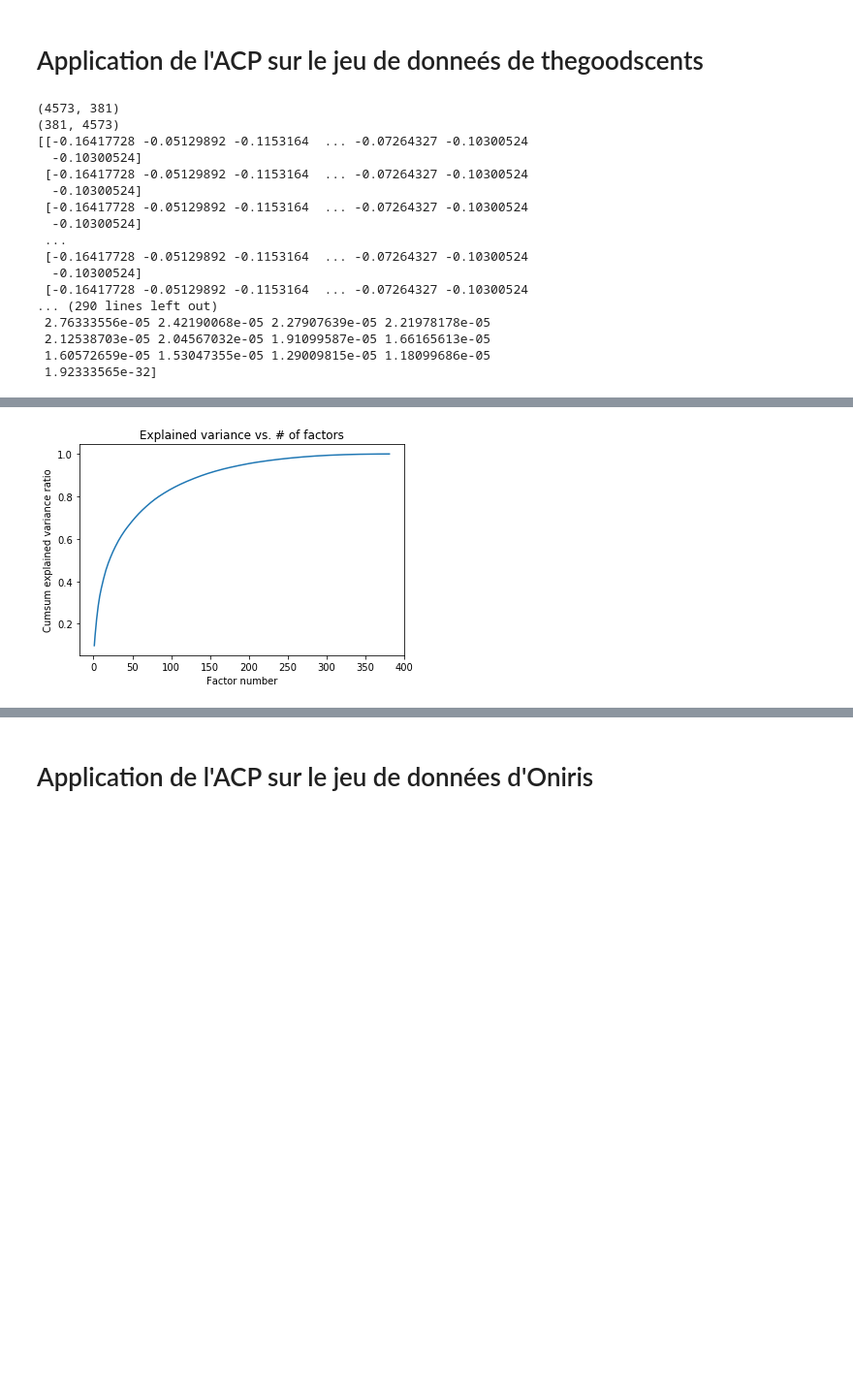
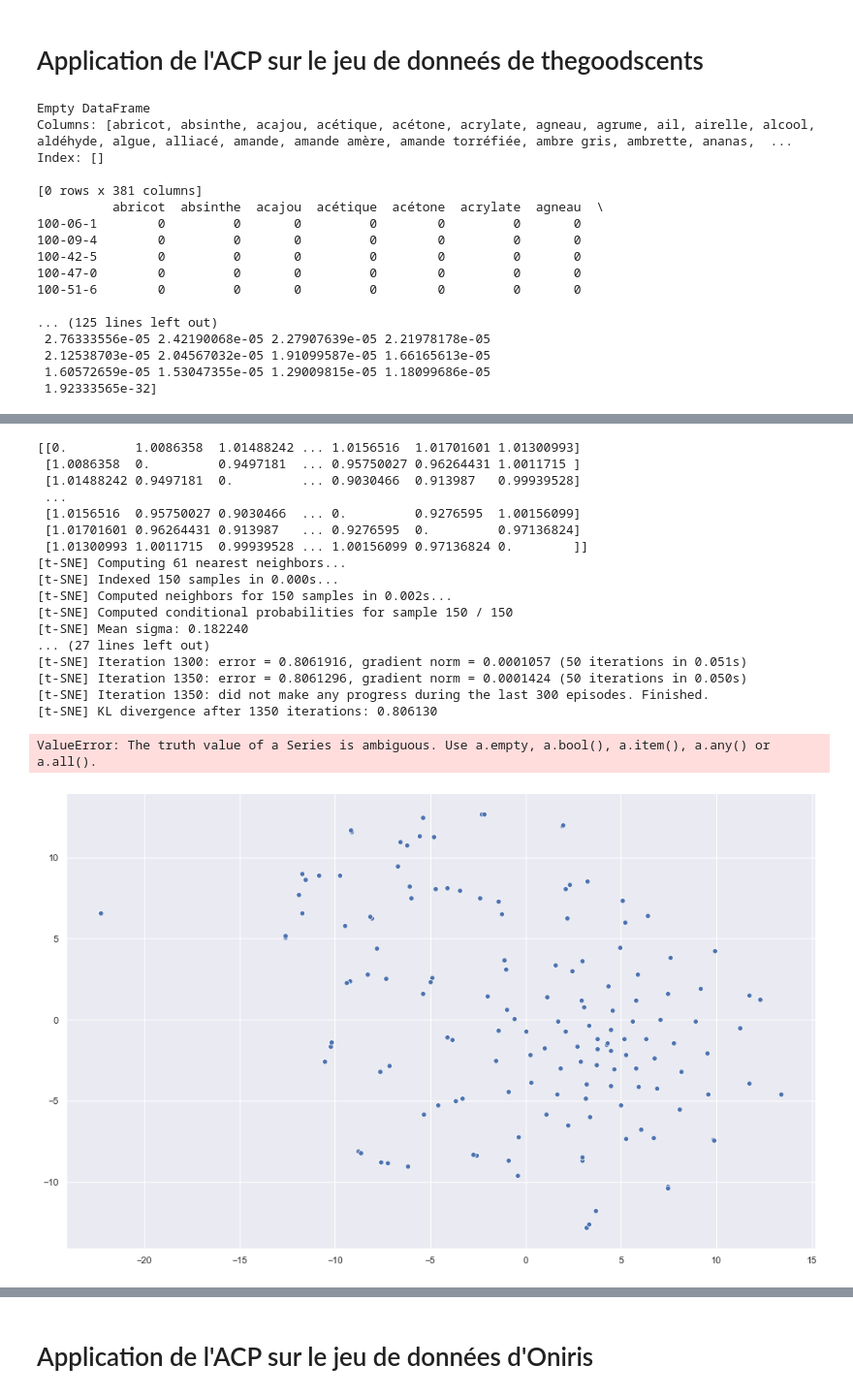
Before and after one commit to sebnapo/PRD, a Jupyter notebook: ACP/ACP.ipynb, the cells around one changed output, grey strips where cells are left out. Shown at 97% size. Saved outputs shown, nothing was run; the diff lists cells and outputs as text; code cells hidden in the pictures; blank space fills up the shorter version.

```diff
--- a/ACP/ACP.ipynb
+++ b/ACP/ACP.ipynb
@@ -1,9 +1,18 @@
 # %% [markdown]
 # Application de l'ACP sur le jeu de donneés de thegoodscents
 # %%
+from sklearn.metrics.pairwise import cosine_distances
 import pandas
+from sklearn.manifold import TSNE
+import seaborn as sns
 X = pandas.read_csv("datagoodscents.csv",header=0,index_col=0)
 
+print(X[:0])
+index = 0
+for col in X.columns:
+    headerText[index] = col
+    index+=1;
+print(headerText)
 #dimension
 print(X.shape) # (4573, 381)
 X = X.T
@@ -34,12 +43,12 @@ print(acp.n_components_) # 381
 
 #variance expliquée
 print("variance expliquer en fonction de l'axe")
-print(acp.explained_variance_)
+#print(acp.explained_variance_)
 
 #valeur corrigée de la variance expliquée
 eigval = (p-1)/p*acp.explained_variance_
 print("Eig val = ")
-print(eigval)
+#print(eigval)
 
 #proportion de variance expliquée
 print(acp.explained_variance_ratio_)
@@ -51,6 +60,26 @@ plt.ylabel("Eigen values")
 plt.xlabel("Factor number")
 plt.show()
 
+sns.set(rc={'figure.figsize':(11.7,8.27)})
+palette = sns.color_palette("bright", 10)
+
+embed_mat = coord[:150]
+embed_mat_cosine = cosine_distances(embed_mat)
+print(embed_mat_cosine)
+
+tsne = TSNE(n_components=2,metric='precomputed',verbose=2,n_iter=2000,perplexity=20,early_exaggeration = 12,learning_rate=10)
+X_embedded = tsne.fit_transform(embed_mat_cosine)
+
+
+df_subset = {}
+df_subset['tsne-2d-one'] = X_embedded[:,0]
+df_subset['tsne-2d-two'] = X_embedded[:,1]
+plt.figure(figsize=(16,10))
+p1 = sns.scatterplot(X_embedded[:,0], X_embedded[:,1], legend='full', palette=palette)
+for line in range(0,embed_mat_cosine.shape[0]):
+     p1.text(df_subset['tsne-2d-one'][line]+0.01, df_subset['tsne-2d-two'][line],
+     headerText[line], horizontalalignment='left',
+     size='small', color='black', weight='semibold')
 
 #cumul de variance expliquée
 plt.plot(numpy.arange(1,n+1),numpy.cumsum(acp.explained_variance_ratio_))
@@ -73,19 +102,19 @@ plt.plot([0,0],[-50,50],color='silver',linestyle='-',linewidth=1)
 #affichage
 plt.show()
 # %% [output]
-(4573, 381)
-(381, 4573)
-[[-0.16417728 -0.05129892 -0.1153164  ... -0.07264327 -0.10300524
-  -0.10300524]
- [-0.16417728 -0.05129892 -0.1153164  ... -0.07264327 -0.10300524
-  -0.10300524]
- [-0.16417728 -0.05129892 -0.1153164  ... -0.07264327 -0.10300524
-  -0.10300524]
- ...
- [-0.16417728 -0.05129892 -0.1153164  ... -0.07264327 -0.10300524
-  -0.10300524]
- [-0.16417728 -0.05129892 -0.1153164  ... -0.07264327 -0.10300524
-... (290 lines left out)
+Empty DataFrame
+Columns: [abricot, absinthe, acajou, acétique, acétone, acrylate, agneau, agrume, ail, airelle, alcool, aldéhyde, algue, alliacé, amande, amande amère, amande torréfiée, ambre gris, ambrette, ananas,  ...
+Index: []
+
+[0 rows x 381 columns]
+          abricot  absinthe  acajou  acétique  acétone  acrylate  agneau  \
+100-06-1        0         0       0         0        0         0       0
+100-09-4        0         0       0         0        0         0       0
+100-42-5        0         0       0         0        0         0       0
+100-47-0        0         0       0         0        0         0       0
+100-51-6        0         0       0         0        0         0       0
+
+... (125 lines left out)
  2.76333556e-05 2.42190068e-05 2.27907639e-05 2.21978178e-05
  2.12538703e-05 2.04567032e-05 1.91099587e-05 1.66165613e-05
  1.60572659e-05 1.53047355e-05 1.29009815e-05 1.18099686e-05
@@ -94 +123,19 @@ plt.show()
+[[0.         1.0086358  1.01488242 ... 1.0156516  1.01701601 1.01300993]
+ [1.0086358  0.         0.9497181  ... 0.95750027 0.96264431 1.0011715 ]
+ [1.01488242 0.9497181  0.         ... 0.9030466  0.913987   0.99939528]
+ ...
+ [1.0156516  0.95750027 0.9030466  ... 0.         0.9276595  1.00156099]
+ [1.01701601 0.96264431 0.913987   ... 0.9276595  0.         0.97136824]
+ [1.01300993 1.0011715  0.99939528 ... 1.00156099 0.97136824 0.        ]]
+[t-SNE] Computing 61 nearest neighbors...
+[t-SNE] Indexed 150 samples in 0.000s...
+[t-SNE] Computed neighbors for 150 samples in 0.002s...
+[t-SNE] Computed conditional probabilities for sample 150 / 150
+[t-SNE] Mean sigma: 0.182240
+... (27 lines left out)
+[t-SNE] Iteration 1300: error = 0.8061916, gradient norm = 0.0001057 (50 iterations in 0.051s)
+[t-SNE] Iteration 1350: error = 0.8061296, gradient norm = 0.0001424 (50 iterations in 0.050s)
+[t-SNE] Iteration 1350: did not make any progress during the last 300 episodes. Finished.
+[t-SNE] KL divergence after 1350 iterations: 0.806130
+ValueError: The truth value of a Series is ambiguous. Use a.empty, a.bool(), a.item(), a.any() or a.all().
-[figure, old version]
+[figure, new version]
```
Also changed, not shown: parts of 1 cell of this notebook, 8 other files.
